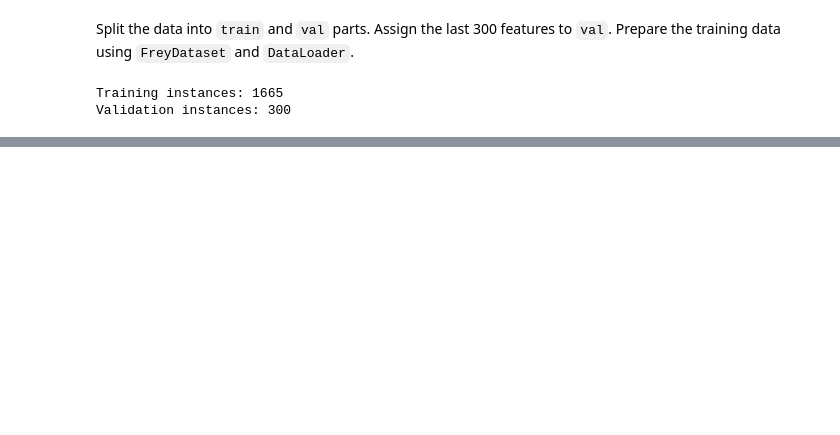
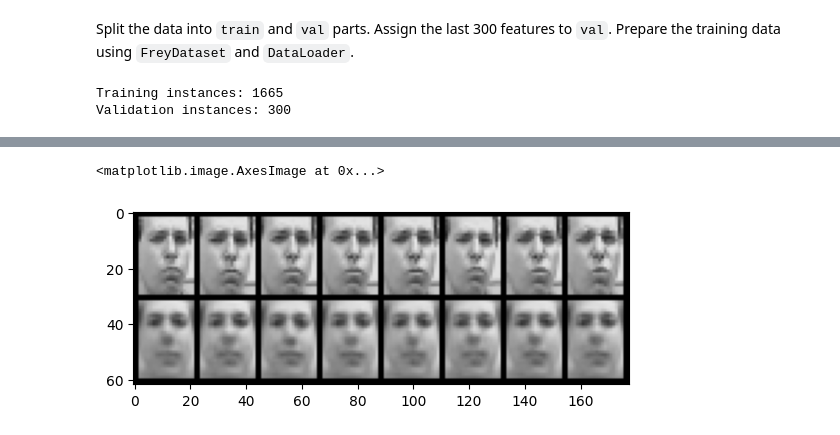
Before and after one commit to helios12/DataScienceProjects, a Jupyter notebook: tasks/task-14/Task-14-Variational_autoencoder_VAE.ipynb, the cells around one changed output, grey strips where cells are left out. Cells and saved outputs as stored; diff of their text form; code cells hidden in the pictures; blank space fills up the shorter version.

```diff
--- a/tasks/task-14/Task-14-Variational_autoencoder_VAE.ipynb
+++ b/tasks/task-14/Task-14-Variational_autoencoder_VAE.ipynb
@@ -253 +270,8 @@ plt.imshow(image_10)
+# %%
+# 5th epoch
+image_4 = Image.open("output4.png")
+plt.imshow(image_4)
+# %% [output]
+<matplotlib.image.AxesImage at 0x...>
+[figure, added]
 # %%
```
Also changed, not shown: parts of 27 cells of this notebook, 4 other files.
